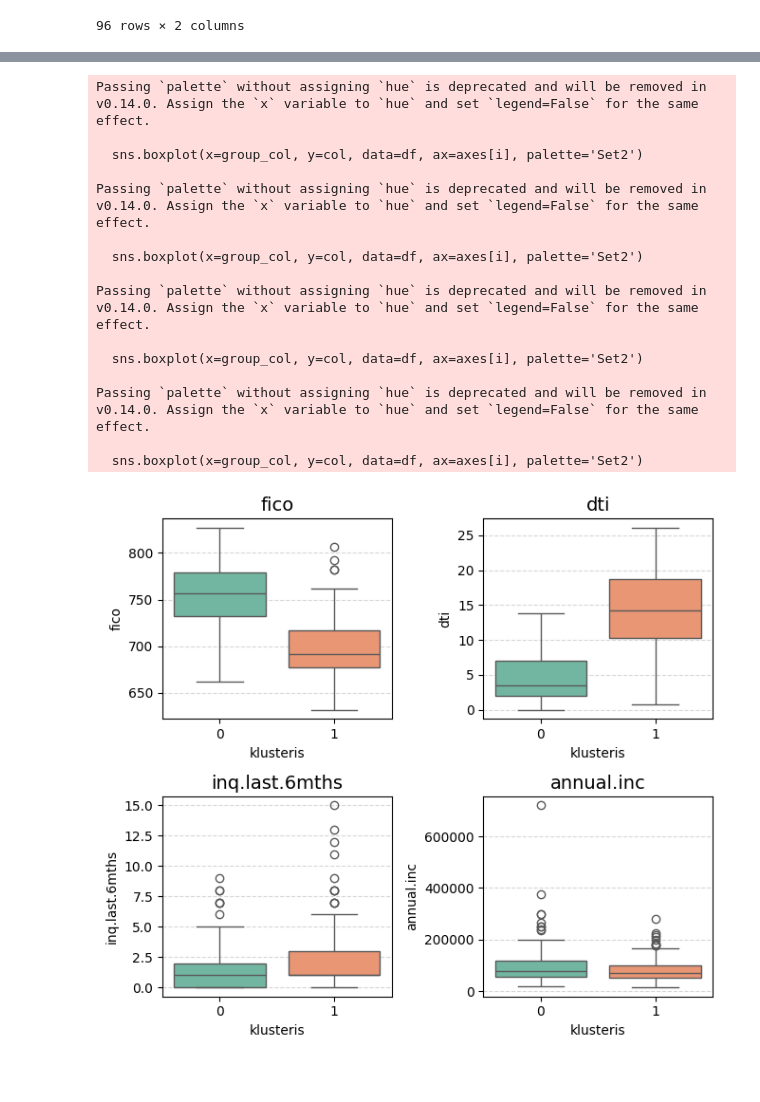
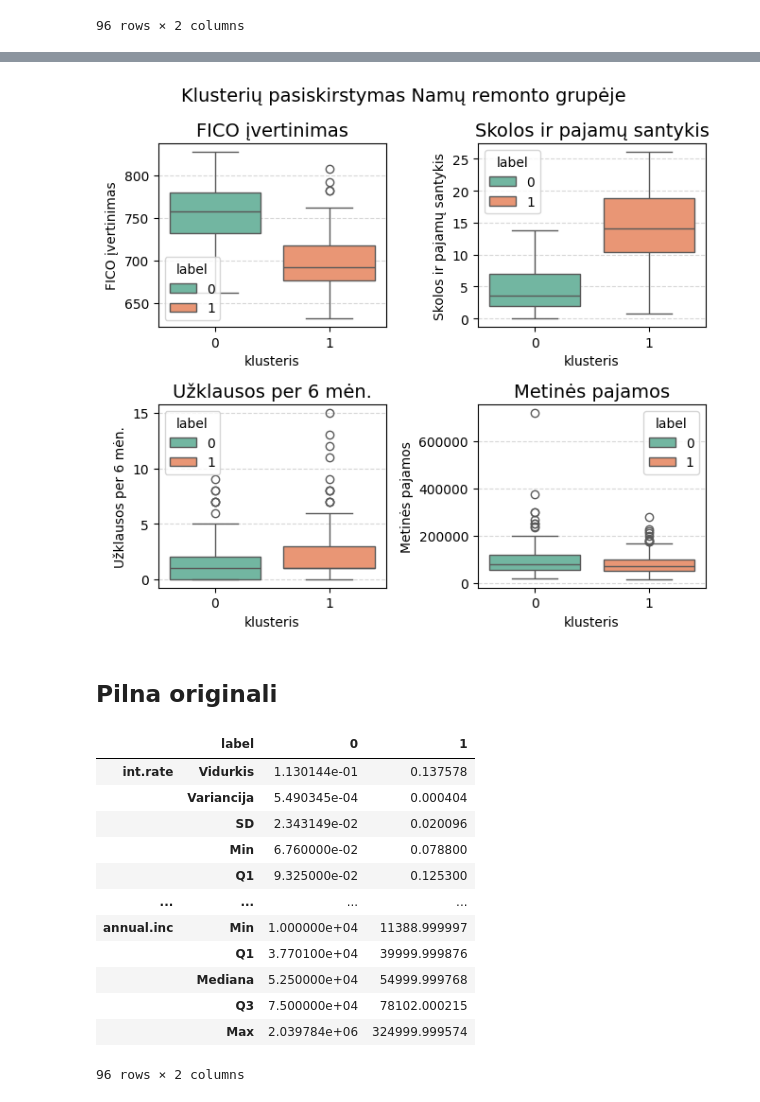
Before and after one commit to EvelinaDu/Papildomi_duomenu_vizualizavimo_skyriai, a Jupyter notebook: 3_laboratorinis/main.ipynb, the cells around one changed output, grey strips where cells are left out. Drawn from its saved outputs; the diff is of its cells as text; code cells hidden in the pictures; blank space fills up the shorter version.

Commit message:
Update: cluster EDA

```diff
--- a/3_laboratorinis/main.ipynb
+++ b/3_laboratorinis/main.ipynb
@@ -365,26 +367,34 @@ get_characteristic_table(data_w_clusters_home.drop(columns='index'))
 |  | Max | 719999.999286 | 279996.001026 |
 96 rows × 2 columns
 # %%
-def plot_2x2_boxplots(df, group_col='label'):
+def plot_2x2_boxplots(df, title, group_col='label'):
     numeric_cols = df[['fico', 'dti', 'inq.last.6mths', 'annual.inc']].columns.tolist()
     if group_col in numeric_cols:
         numeric_cols.remove(group_col)
 
     features_to_plot = numeric_cols[:4]
 
+    translations = {
+        'fico': 'FICO įvertinimas',
+        'dti': 'Skolos ir pajamų santykis',
+        'inq.last.6mths': 'Užklausos per 6 mėn.',
+        'annual.inc': 'Metinės pajamos'
+    }
+
     fig, axes = plt.subplots(2, 2, figsize=(6.7, 6))
     axes = axes.flatten()
 
     for i, col in enumerate(features_to_plot):
-        sns.boxplot(x=group_col, y=col, data=df, ax=axes[i], palette='Set2')
-        axes[i].set_title(f'{col}', fontsize=14)
+        sns.boxplot(x=group_col, y=col, data=df, ax=axes[i], palette='Set2', hue=group_col)
+        axes[i].set_title(translations.get(col, col), fontsize=14)
         axes[i].set_xlabel('klusteris', fontsize=10)
-        axes[i].set_ylabel(col, fontsize=10)
+        axes[i].set_ylabel(translations.get(col, col), fontsize=10)
         axes[i].grid(axis='y', linestyle='--', alpha=0.5)
 
     for j in range(len(features_to_plot), 4):
         fig.delaxes(axes[j])
 
+    fig.suptitle(f'Klusterių pasiskirstymas {title} grupėje', fontsize=14)
     plt.tight_layout()
     plt.savefig('boxplot_2x2_grid.png')
     plt.show()
@@ -429,19 +409,6 @@ Passing `palette` without assigning `hue` is deprecated and will be removed in v
 # %%
-plot_2x2_boxplots(data_w_clusters_home)
+plot_2x2_boxplots(data_w_clusters_home, 'Namų remonto')
 # %% [output]
-Passing `palette` without assigning `hue` is deprecated and will be removed in v0.14.0. Assign the `x` variable to `hue` and set `legend=False` for the same effect.
-
-  sns.boxplot(x=group_col, y=col, data=df, ax=axes[i], palette='Set2')
-
-Passing `palette` without assigning `hue` is deprecated and will be removed in v0.14.0. Assign the `x` variable to `hue` and set `legend=False` for the same effect.
-
-  sns.boxplot(x=group_col, y=col, data=df, ax=axes[i], palette='Set2')
-
-Passing `palette` without assigning `hue` is deprecated and will be removed in v0.14.0. Assign the `x` variable to `hue` and set `legend=False` for the same effect.
-
-  sns.boxplot(x=group_col, y=col, data=df, ax=axes[i], palette='Set2')
-
-Passing `palette` without assigning `hue` is deprecated and will be removed in v0.14.0. Assign the `x` variable to `hue` and set `legend=False` for the same effect.
-
-  sns.boxplot(x=group_col, y=col, data=df, ax=axes[i], palette='Set2')
-[figure, old version]
+[figure, new version]
+# %% [markdown]
+## Pilna originali
@@ -447,0 +427,16 @@ Passing `palette` without assigning `hue` is deprecated and will be removed in v
+# %%
+get_characteristic_table(data_w_clusters_debt_full.drop(columns='index'))
+# %% [output]
+|  | label | 0 | 1 |
+| int.rate | Vidurkis | 1.130144e-01 | 0.137578 |
+|  | Variancija | 5.490345e-04 | 0.000404 |
+|  | SD | 2.343149e-02 | 0.020096 |
+|  | Min | 6.760000e-02 | 0.078800 |
+|  | Q1 | 9.325000e-02 | 0.125300 |
+| ... | ... | ... | ... |
+| annual.inc | Min | 1.000000e+04 | 11388.999997 |
+|  | Q1 | 3.770100e+04 | 39999.999876 |
+|  | Mediana | 5.250000e+04 | 54999.999768 |
+|  | Q3 | 7.500000e+04 | 78102.000215 |
+|  | Max | 2.039784e+06 | 324999.999574 |
+96 rows × 2 columns
```
Also changed, not shown: parts of 17 cells of this notebook.
